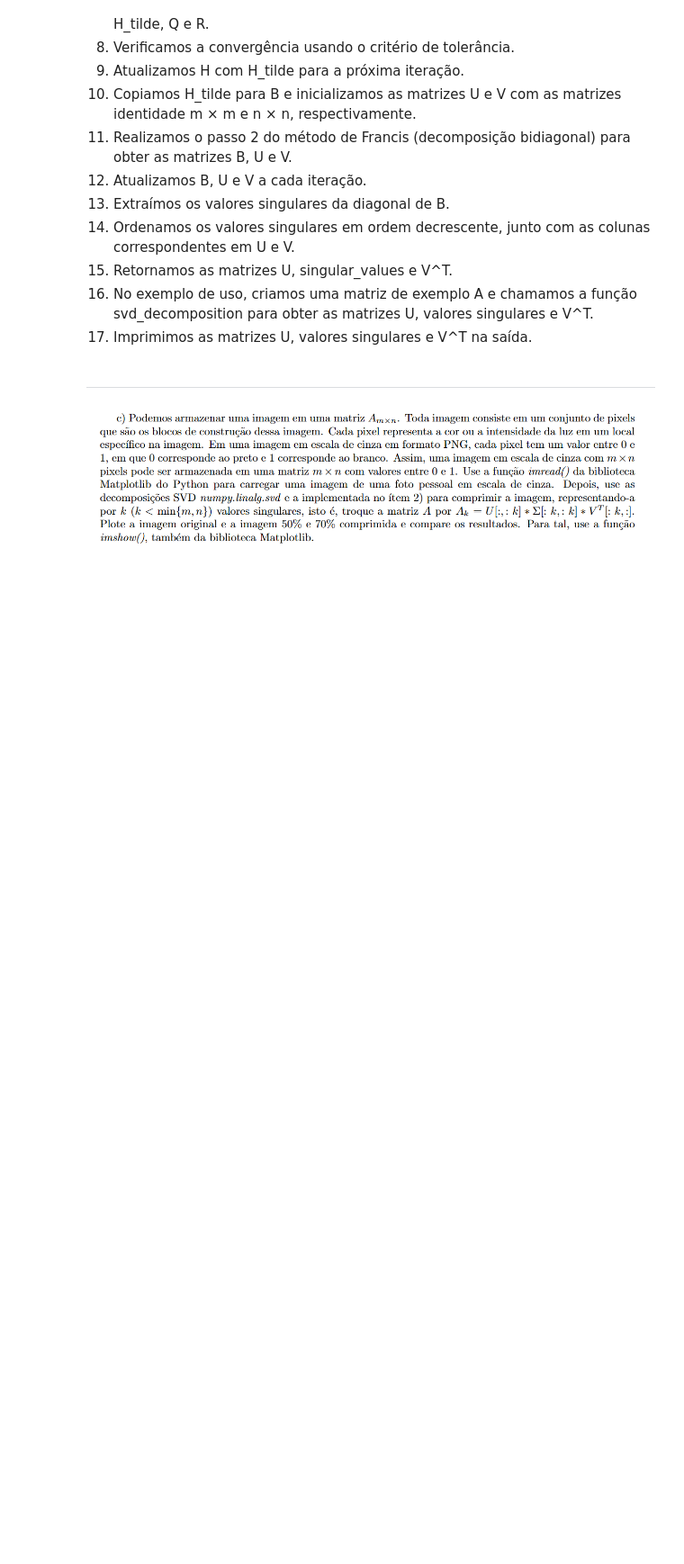
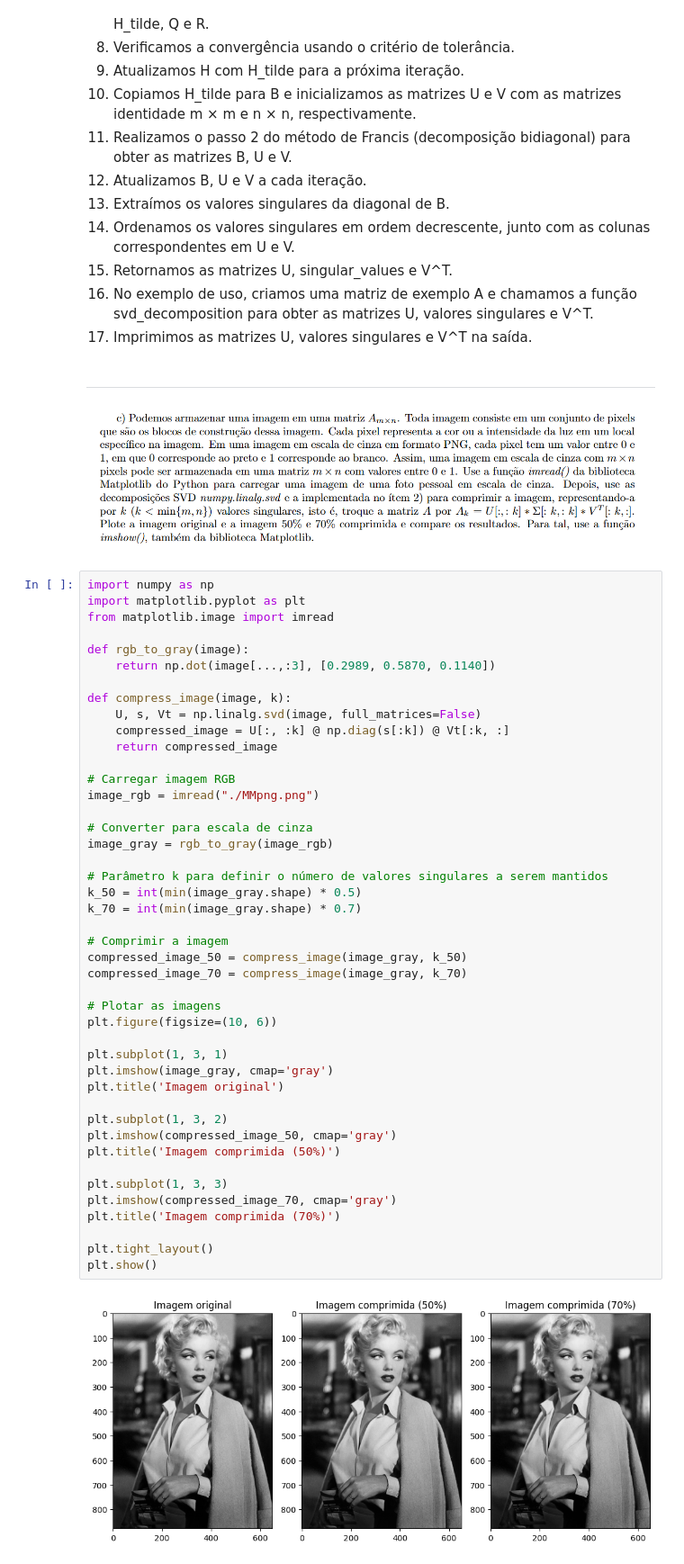
Before and after one commit to EduardoWS/Calculo-Numerico, a Jupyter notebook: EduardoRibeiroRodrigues_13696679_Turma2.ipynb, the cells around one changed output. Shown at 90% size. Cells and saved outputs as stored; diff of their text form; blank space fills up the shorter version.

```diff
--- a/EduardoRibeiroRodrigues_13696679_Turma2.ipynb
+++ b/EduardoRibeiroRodrigues_13696679_Turma2.ipynb
@@ -144,3 +144,49 @@ Explicação do código:
 <hr>
 # %% [markdown]
 ![image.png](embedded-picture-1)
+# %%
+import numpy as np
+import matplotlib.pyplot as plt
+from matplotlib.image import imread
+
+def rgb_to_gray(image):
+    return np.dot(image[...,:3], [0.2989, 0.5870, 0.1140])
+
+def compress_image(image, k):
+    U, s, Vt = np.linalg.svd(image, full_matrices=False)
+    compressed_image = U[:, :k] @ np.diag(s[:k]) @ Vt[:k, :]
+    return compressed_image
+
+# Carregar imagem RGB
+image_rgb = imread("./MMpng.png")
+
+# Converter para escala de cinza
+image_gray = rgb_to_gray(image_rgb)
+
+# Parâmetro k para definir o número de valores singulares a serem mantidos
+k_50 = int(min(image_gray.shape) * 0.5)
+k_70 = int(min(image_gray.shape) * 0.7)
+
+# Comprimir a imagem
+compressed_image_50 = compress_image(image_gray, k_50)
+compressed_image_70 = compress_image(image_gray, k_70)
+
+# Plotar as imagens
+plt.figure(figsize=(10, 6))
+
+plt.subplot(1, 3, 1)
+plt.imshow(image_gray, cmap='gray')
+plt.title('Imagem original')
+
+plt.subplot(1, 3, 2)
+plt.imshow(compressed_image_50, cmap='gray')
+plt.title('Imagem comprimida (50%)')
+
+plt.subplot(1, 3, 3)
+plt.imshow(compressed_image_70, cmap='gray')
+plt.title('Imagem comprimida (70%)')
+
+plt.tight_layout()
+plt.show()
+# %% [output]
+[figure, added]
```
Also changed, not shown: parts of 29 cells of this notebook.
